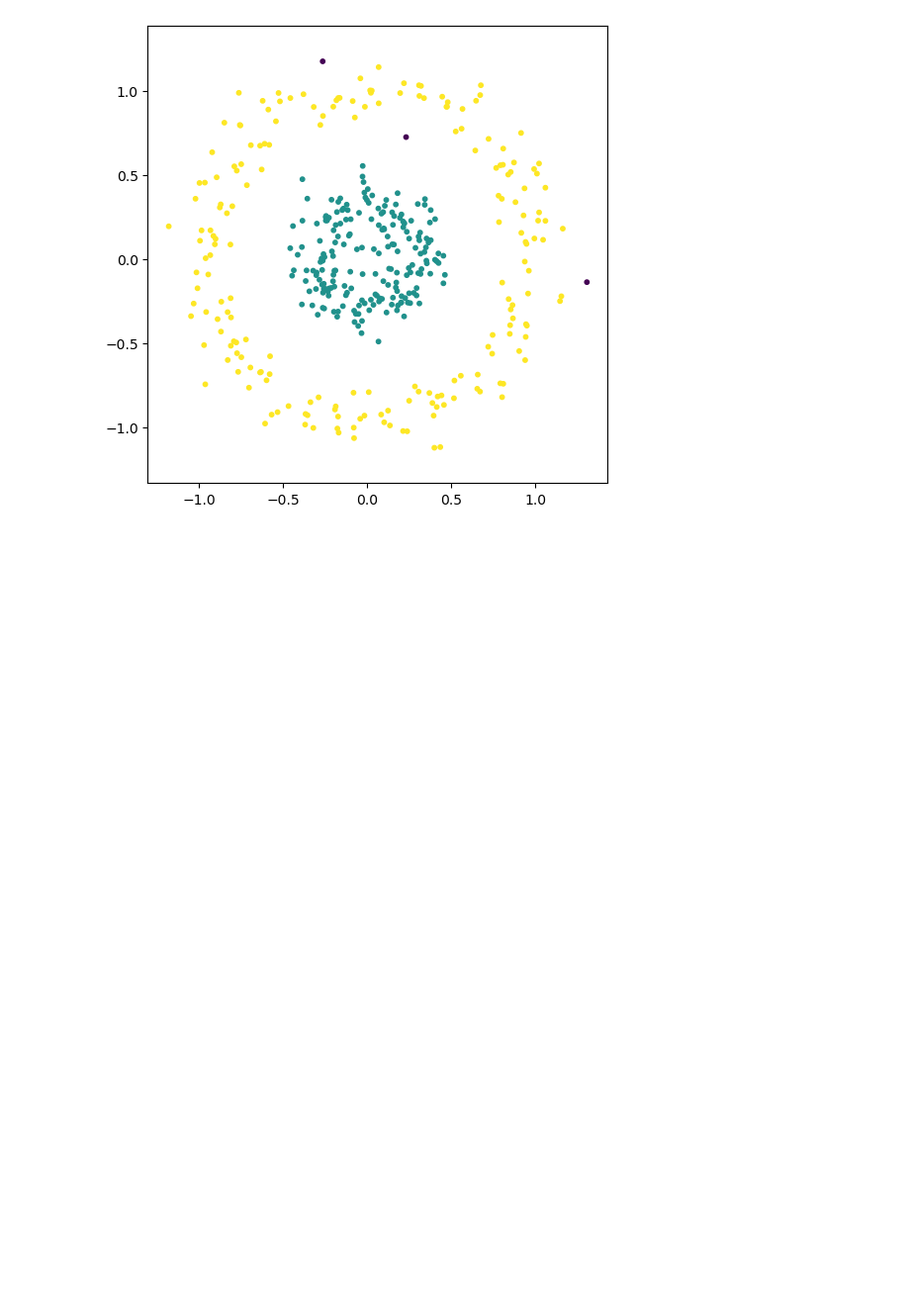
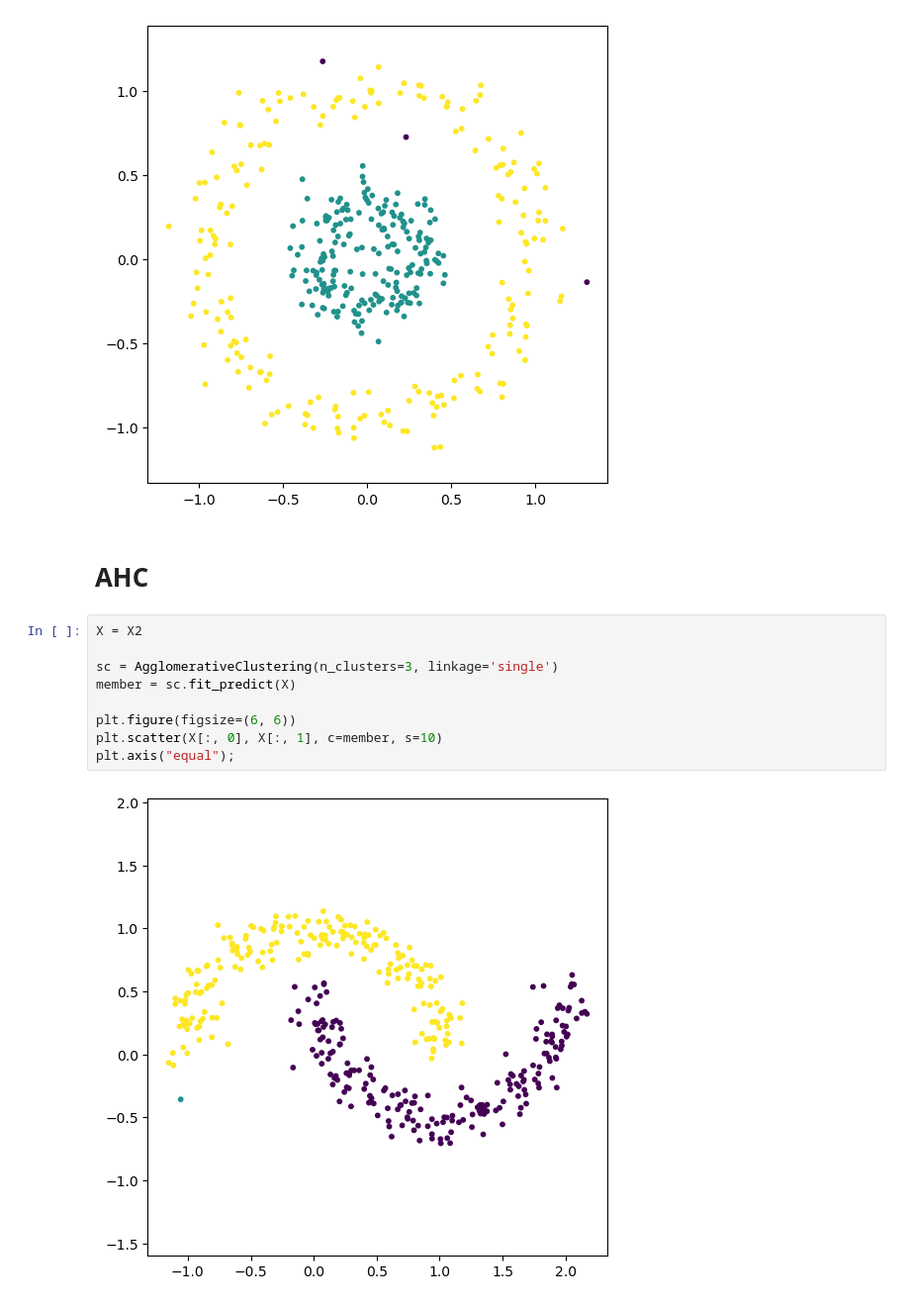
Before and after one commit to HekalMaulana/unsupervised_learning_JCOPML, a Jupyter notebook: 18 - Unsupervised Learning/01 - Clustering/Part 2 - Clustering with Scikit Learn.ipynb, the cells around one changed output. Shown at 99% size. Drawn from its saved outputs; the diff is of its cells as text; blank space fills up the shorter version.

```diff
--- a/18 - Unsupervised Learning/01 - Clustering/Part 2 - Clustering with Scikit Learn.ipynb
+++ b/18 - Unsupervised Learning/01 - Clustering/Part 2 - Clustering with Scikit Learn.ipynb
@@ -140,3 +140,16 @@ plt.scatter(X[:, 0], X[:, 1], c=member, s=10)
 plt.axis("equal");
 # %% [output]
 [figure]
+# %% [markdown]
+# AHC
+# %%
+X = X2
+
+sc = AgglomerativeClustering(n_clusters=3, linkage='single')
+member = sc.fit_predict(X)
+
+plt.figure(figsize=(6, 6))
+plt.scatter(X[:, 0], X[:, 1], c=member, s=10)
+plt.axis("equal");
+# %% [output]
+[figure, added]
```
Also changed, not shown: parts of 1 cell of this notebook.
